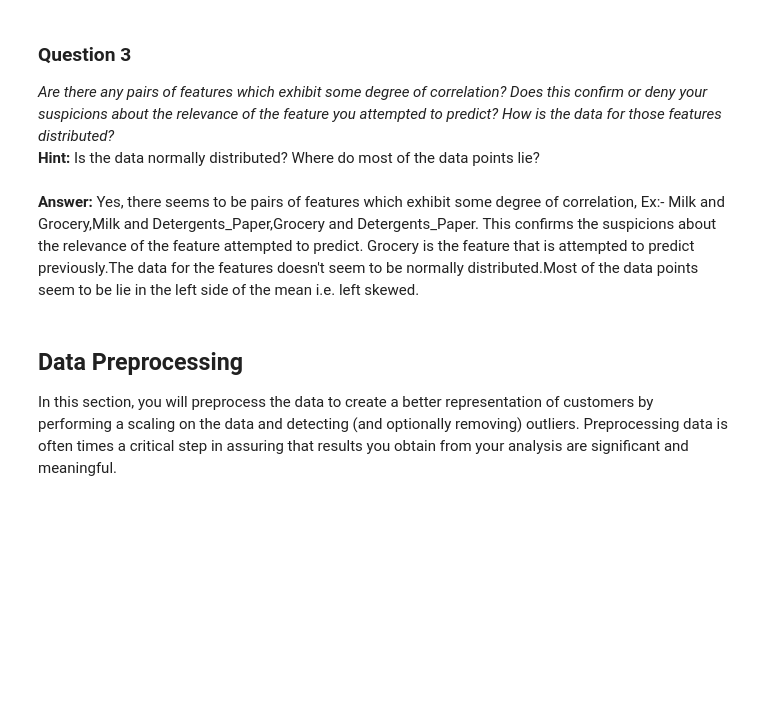
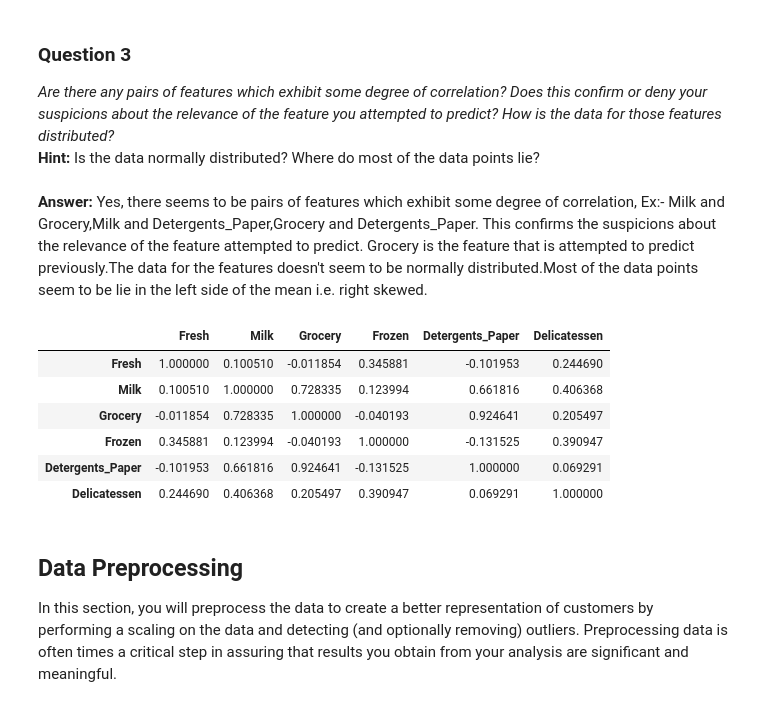
Before and after one commit to ksasi/customer_segments, a Jupyter notebook: customer_segments.ipynb, the cells around one changed output. Cells and saved outputs as stored; diff of their text form; code cells hidden in the pictures; blank space fills up the shorter version.

```diff
--- a/customer_segments.ipynb
+++ b/customer_segments.ipynb
@@ -128,7 +128,17 @@ pd.scatter_matrix(data, alpha = 0.3, figsize = (14,8), diagonal = 'kde');
 *Are there any pairs of features which exhibit some degree of correlation? Does this confirm or deny your suspicions about the relevance of the feature you attempted to predict? How is the data for those features distributed?*
 **Hint:** Is the data normally distributed? Where do most of the data points lie?
 # %% [markdown]
-**Answer:** Yes, there seems to be pairs of features which exhibit some degree of correlation, Ex:- Milk and Grocery,Milk and Detergents_Paper,Grocery and Detergents_Paper. This confirms the suspicions about the relevance of the feature attempted to predict. Grocery is the feature that is attempted to predict previously.The data for the features doesn't seem to be normally distributed.Most of the data points seem to be lie in the left side of the mean i.e. left skewed.
+**Answer:** Yes, there seems to be pairs of features which exhibit some degree of correlation, Ex:- Milk and Grocery,Milk and Detergents_Paper,Grocery and Detergents_Paper. This confirms the suspicions about the relevance of the feature attempted to predict. Grocery is the feature that is attempted to predict previously.The data for the features doesn't seem to be normally distributed.Most of the data points seem to be lie in the left side of the mean i.e. right skewed.
+# %%
+data.corr()
+# %% [output]
+|  | Fresh | Milk | Grocery | Frozen | Detergents_Paper | Delicatessen |
+| Fresh | 1.000000 | 0.100510 | -0.011854 | 0.345881 | -0.101953 | 0.244690 |
+| Milk | 0.100510 | 1.000000 | 0.728335 | 0.123994 | 0.661816 | 0.406368 |
+| Grocery | -0.011854 | 0.728335 | 1.000000 | -0.040193 | 0.924641 | 0.205497 |
+| Frozen | 0.345881 | 0.123994 | -0.040193 | 1.000000 | -0.131525 | 0.390947 |
+| Detergents_Paper | -0.101953 | 0.661816 | 0.924641 | -0.131525 | 1.000000 | 0.069291 |
+| Delicatessen | 0.244690 | 0.406368 | 0.205497 | 0.390947 | 0.069291 | 1.000000 |
 # %% [markdown]
 ## Data Preprocessing
 In this section, you will preprocess the data to create a better representation of customers by performing a scaling on the data and detecting (and optionally removing) outliers. Preprocessing data is often times a critical step in assuring that results you obtain from your analysis are significant and meaningful.
```
Also changed, not shown: parts of 10 cells of this notebook, 1 other file.
